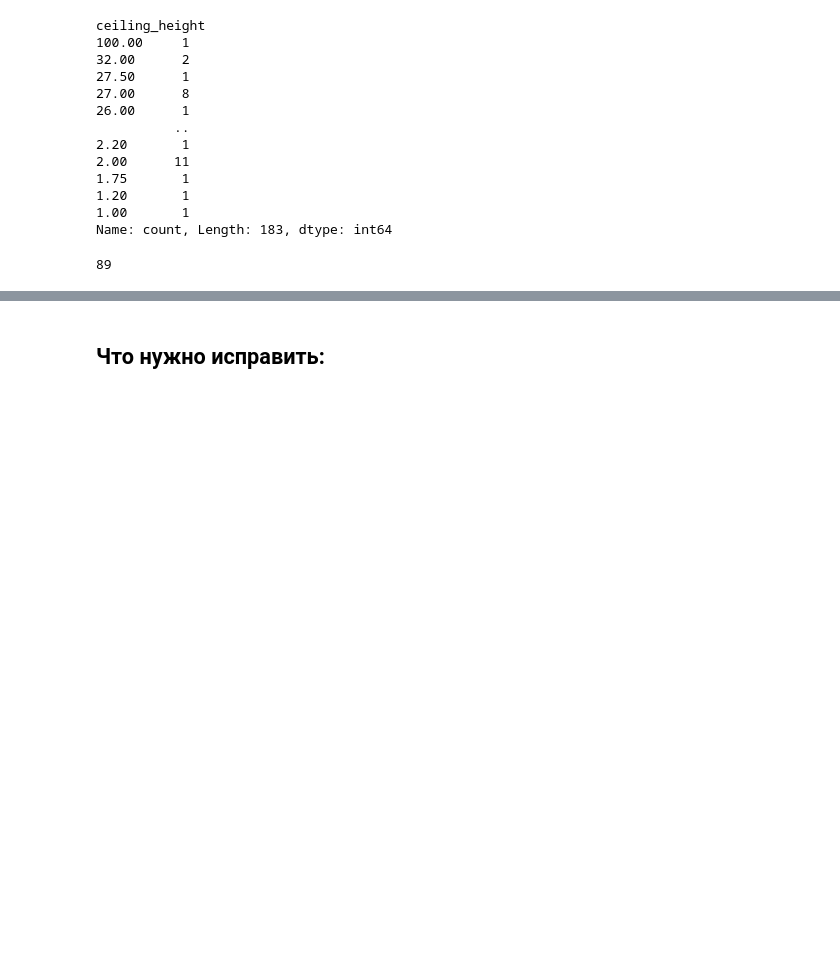
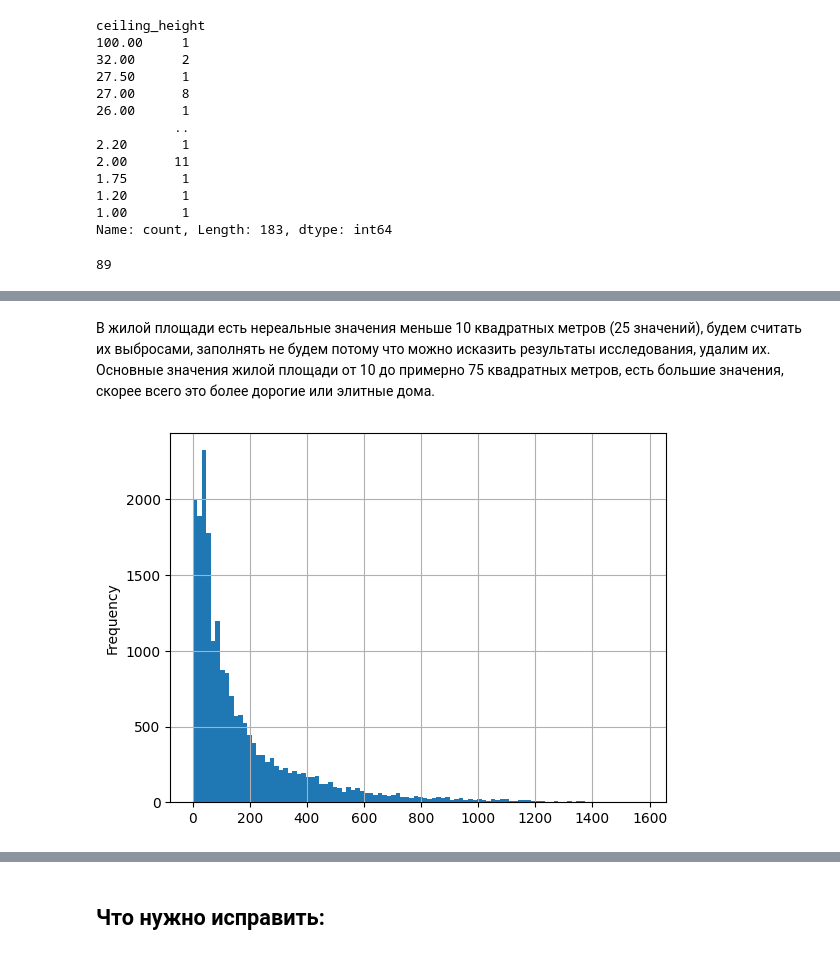
Before and after one commit to Alex-projects-hub/Research_of_advertisements_for_the_sale_of_apartments, a Jupyter notebook: Research_of_advertisements_for_the_sale_of_apartments.ipynb, the cells around one changed output, grey strips where cells are left out. Drawn from its saved outputs; the diff is of its cells as text; code cells hidden in the pictures; blank space fills up the shorter version.

```diff
--- a/Research_of_advertisements_for_the_sale_of_apartments.ipynb
+++ b/Research_of_advertisements_for_the_sale_of_apartments.ipynb
@@ -185,0 +210,6 @@ df.query("ceiling_height < 2.1 | ceiling_height > 4")["ceiling_height"].count()
+# %% [markdown]
+В жилой площади есть нереальные значения меньше 10 квадратных метров (25 значений), будем считать их выбросами, заполнять не будем потому что можно исказить результаты исследования, удалим их. Основные значения жилой площади от 10 до примерно 75 квадратных метров, есть большие значения, скорее всего это более дорогие или элитные дома.
+# %%
+df["days_exposition"].plot(kind="hist", grid=True, bins=100);
+# %% [output]
+[figure, added]
```
Also changed, not shown: parts of 11 cells of this notebook.
